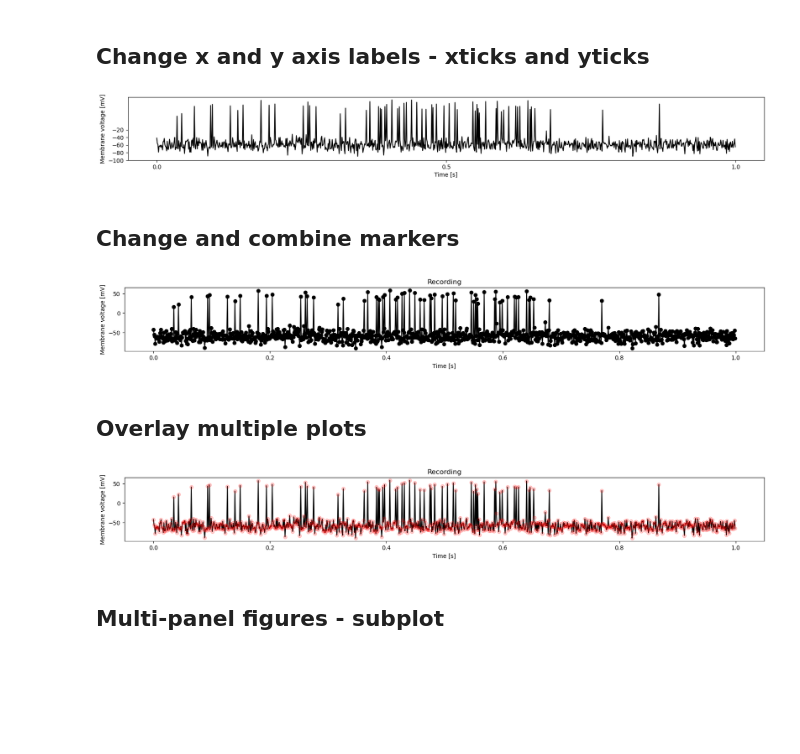
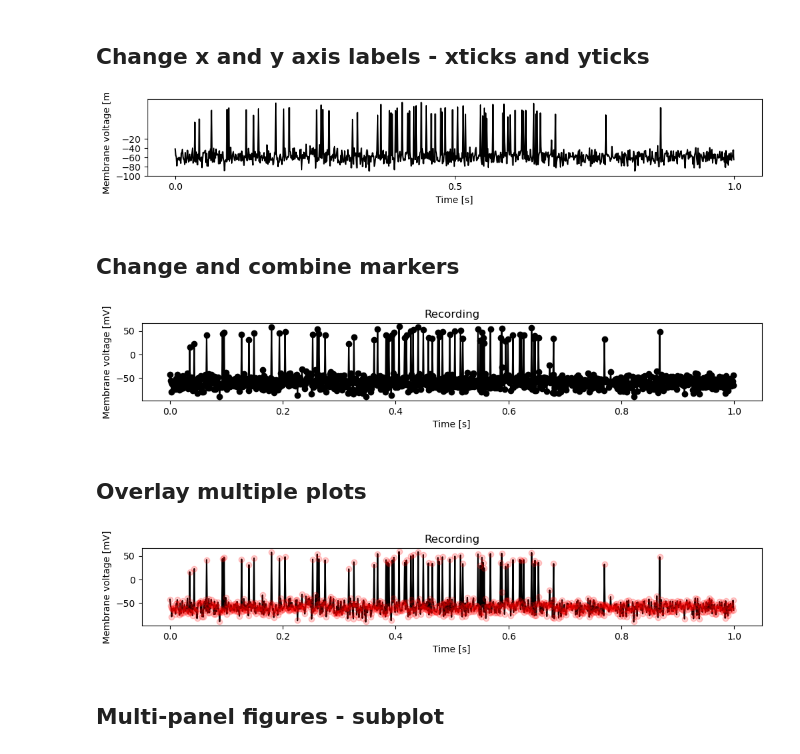
Before and after one commit to janclemenslab/neu715, a Jupyter notebook: docs/_sources/lectures/lecture 2/2.02_matplotlib.ipynb, the cells around one changed output. Drawn from its saved outputs; the diff is of its cells as text; code cells hidden in the pictures; blank space fills up the shorter version.

```diff
--- a/docs/_sources/lectures/lecture 2/2.02_matplotlib.ipynb
+++ b/docs/_sources/lectures/lecture 2/2.02_matplotlib.ipynb
@@ -90,30 +90,30 @@ plt.show()
 # %% [markdown]
 ## Change x and y axis labels - xticks and yticks
 # %%
-plt.figure(figsize=(20, 2))
+plt.figure(figsize=(12, 1.5))
 plt.plot(times_seconds, voltage_trace, 'k')
 plt.xticks([0, 0.5, 1])  # specify x tick labels
 plt.yticks([-100, -80, -60, -40, -20])  # change tick spacing in the lower panel
 plt.ylabel('Membrane voltage [mV]')
 plt.xlabel('Time [s]')
 plt.show()
 # %% [output]
-[figure, old version]
+[figure, new version]
 # %% [markdown]
 ## Change and combine markers
 # %%
-plt.figure(figsize=(20, 2))
+plt.figure(figsize=(12, 1.5))
 plt.plot(times_seconds, voltage_trace, 'o-', c='k')  # plot voltage traces as lines and dots
 plt.ylabel('Membrane voltage [mV]')
 plt.xlabel('Time [s]')
 plt.title('Recording')
 plt.show()
 # %% [output]
-[figure, old version]
+[figure, new version]
 # %% [markdown]
 ## Overlay multiple plots
 # %%
-plt.figure(figsize=(20, 2))
+plt.figure(figsize=(12, 1.5))
 plt.plot(times_seconds, voltage_trace, '-', c='k')  # voltage trace as line in black
 plt.plot(times_seconds, voltage_trace, 'o', c='r', alpha=0.2)  # individual voltage values as dots, `alpha` controls opacity
 plt.ylabel('Membrane voltage [mV]')  # label the y axis
@@ -121,7 +121,7 @@ plt.xlabel('Time [s]')  # label the y axis
 plt.title('Recording')
 plt.show()
 # %% [output]
-[figure, old version]
+[figure, new version]
 # %% [markdown]
 ## Multi-panel figures - subplot
 # %%
```
Also changed, not shown: parts of 5 cells of this notebook, 10 other files.
